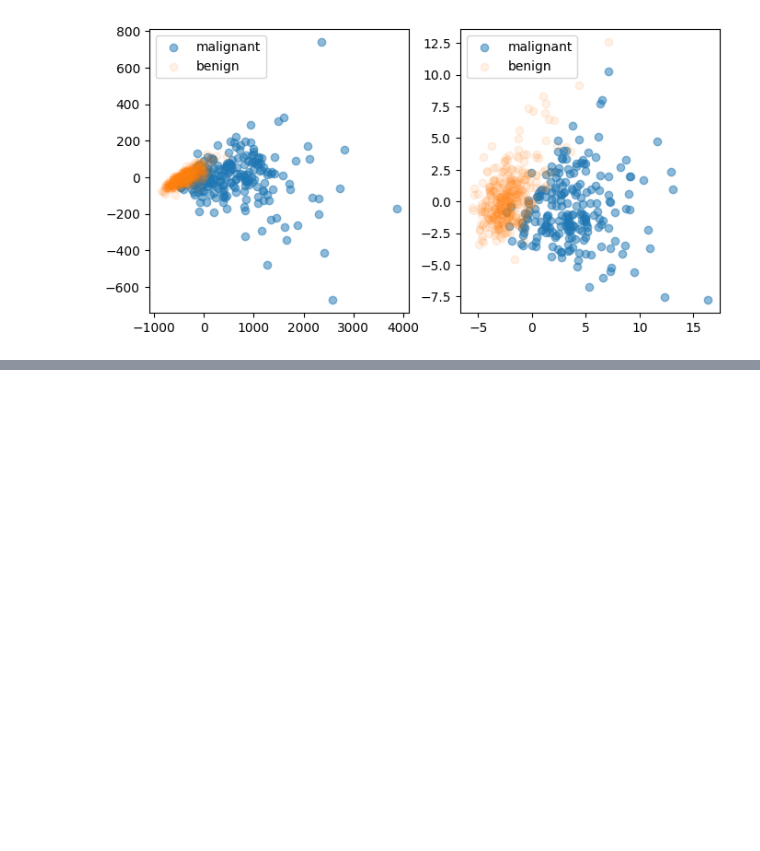
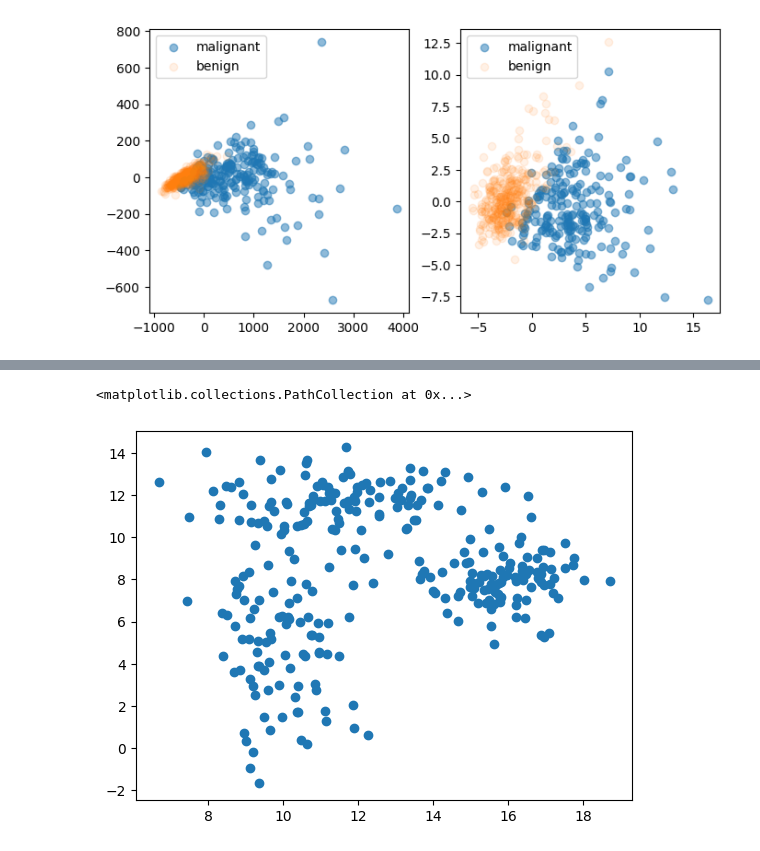
Before and after one commit to digikolleg-data-science-psychology/ads_exercise, a Jupyter notebook: course_directory/ads_exercise/source/10_machine_learning/10_machine_learning.ipynb, the cells around one changed output, grey strips where cells are left out. Saved outputs shown, nothing was run; the diff lists cells and outputs as text; code cells hidden in the pictures; blank space fills up the shorter version.

```diff
--- a/course_directory/ads_exercise/source/10_machine_learning/10_machine_learning.ipynb
+++ b/course_directory/ads_exercise/source/10_machine_learning/10_machine_learning.ipynb
@@ -263,0 +361,7 @@ svc.score(X_train, Y_train)
+# %%
+gauss = np.concatenate([gauss_1, gauss_2, gauss_3])
+fig = plt.figure()
+plt.scatter(gauss[:, 0], gauss[:, 1])
+# %% [output]
+<matplotlib.collections.PathCollection at 0x...>
+[figure, added]
```
Also changed, not shown: parts of 69 cells of this notebook.
